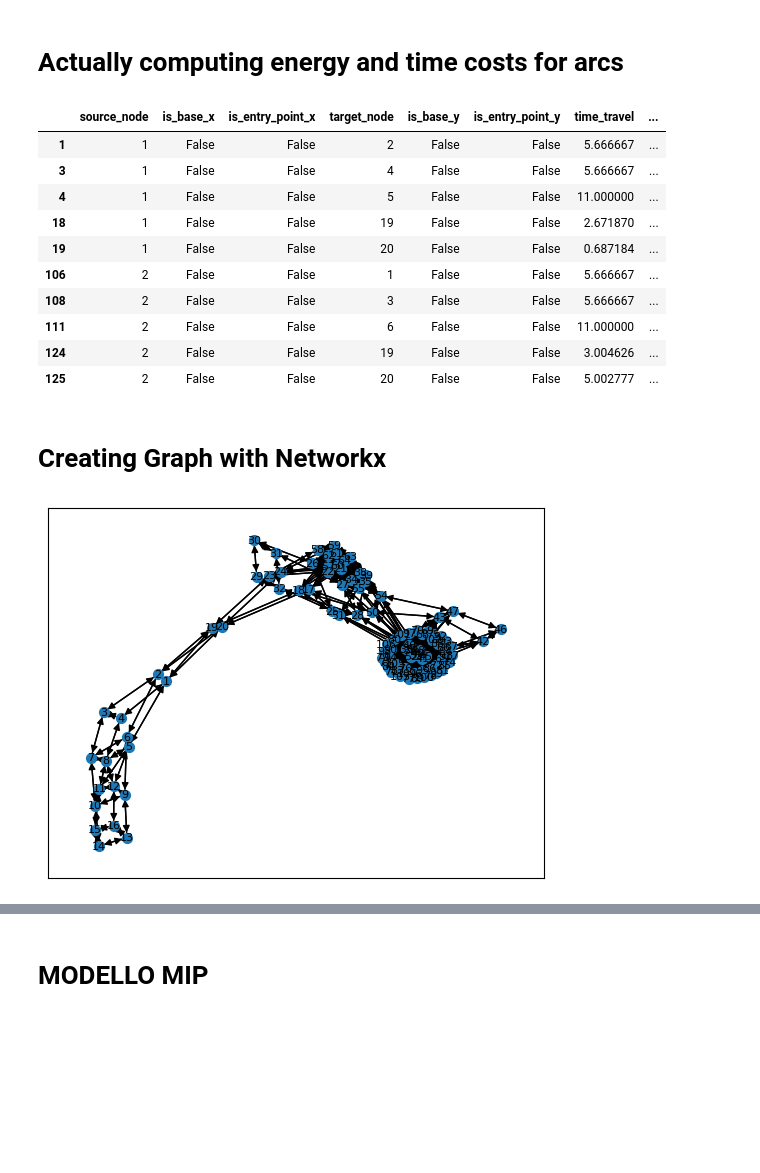
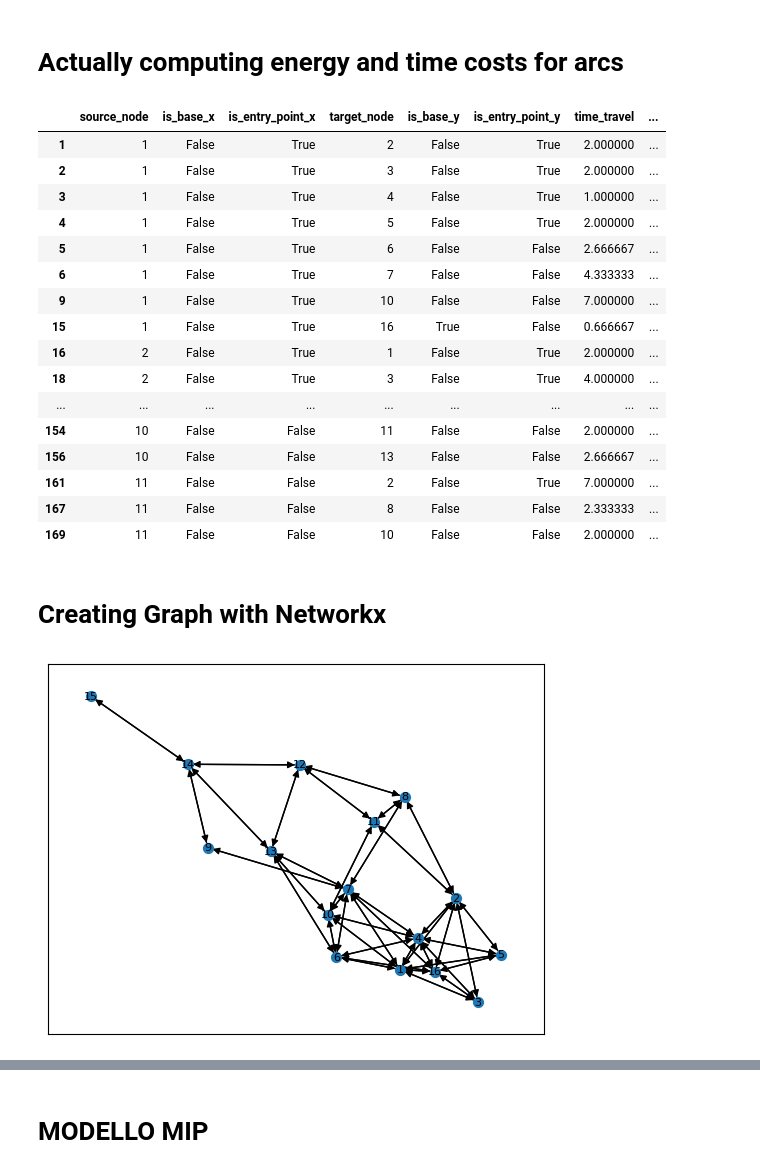
Before and after one commit to CompagnoniAndrea/drone-route-optimization, a Jupyter notebook: Big_project.ipynb, the cells around one changed output, grey strips where cells are left out. Drawn from its saved outputs; the diff is of its cells as text; code cells hidden in the pictures; blank space fills up the shorter version.

```diff
--- a/Big_project.ipynb
+++ b/Big_project.ipynb
@@ -28,7 +28,7 @@ Y_ENTRY_POINT = -12.5 if "Edificio1.csv" == BUILDING_NAME else -20.0
 # %%
 # loading building csv data
 
-nodes = pd.read_csv(BUILDING_NAME)
+nodes = pd.read_csv("test.csv")
 # %% [markdown]
 # Creating Bases and entry points
 # %%
@@ -41,11 +41,9 @@ nodes["is_entry_point"] = nodes["y"] <= Y_ENTRY_POINT
 
 # Creating new rows for base points
 bases = []
-for x in X_BASE_RANGE:
-    for y in Y_BASE_RANGE:
-        bases.append(
-            {"x": x, "y": y, "z": Z_BASE, "is_base": True, "is_entry_point": False}
-        )
+bases.append({"x": 0, "y": -15, "z": Z_BASE, "is_base": True, "is_entry_point": False})
+#bases.append({"x": -8, "y": -17, "z": Z_BASE, "is_base": True, "is_entry_point": False})
+#bases.append({"x": 5, "y": -14, "z": Z_BASE, "is_base": True, "is_entry_point": False})
 
 # Appending base rows to the building dataframe
 building = pd.concat([nodes, pd.DataFrame(bases)], ignore_index=True)
@@ -220,40 +218,44 @@ def compute_energy_cost(dataframe):
 # %%
 # computing time travel and energy cost for each pair (edges)
 
 nodes_pairs = compute_time_travel(nodes_pairs)
 
 nodes_pairs = compute_energy_cost(nodes_pairs)
 
 nodes_pairs.drop(
     columns=["d_horizontal", "d_vertical", "euclidean_distance"], inplace=True
 )
 
-nodes_pairs.head(10)
+nodes_pairs.head(60)
 # %% [output]
 |  | source_node | is_base_x | is_entry_point_x | target_node | is_base_y | is_entry_point_y | time_travel | ... |
-| 1 | 1 | False | False | 2 | False | False | 5.666667 | ... |
-| 3 | 1 | False | False | 4 | False | False | 5.666667 | ... |
-| 4 | 1 | False | False | 5 | False | False | 11.000000 | ... |
-| 18 | 1 | False | False | 19 | False | False | 2.671870 | ... |
-| 19 | 1 | False | False | 20 | False | False | 0.687184 | ... |
-| 106 | 2 | False | False | 1 | False | False | 5.666667 | ... |
-| 108 | 2 | False | False | 3 | False | False | 5.666667 | ... |
-| 111 | 2 | False | False | 6 | False | False | 11.000000 | ... |
-| 124 | 2 | False | False | 19 | False | False | 3.004626 | ... |
-| 125 | 2 | False | False | 20 | False | False | 5.002777 | ... |
+| 1 | 1 | False | True | 2 | False | True | 2.000000 | ... |
+| 2 | 1 | False | True | 3 | False | True | 2.000000 | ... |
+| 3 | 1 | False | True | 4 | False | True | 1.000000 | ... |
+| 4 | 1 | False | True | 5 | False | True | 2.000000 | ... |
+| 5 | 1 | False | True | 6 | False | False | 2.666667 | ... |
+| 6 | 1 | False | True | 7 | False | False | 4.333333 | ... |
+| 9 | 1 | False | True | 10 | False | False | 7.000000 | ... |
+| 15 | 1 | False | True | 16 | True | False | 0.666667 | ... |
+| 16 | 2 | False | True | 1 | False | True | 2.000000 | ... |
+| 18 | 2 | False | True | 3 | False | True | 4.000000 | ... |
+| ... | ... | ... | ... | ... | ... | ... | ... | ... |
+| 154 | 10 | False | False | 11 | False | False | 2.000000 | ... |
+| 156 | 10 | False | False | 13 | False | False | 2.666667 | ... |
+| 161 | 11 | False | False | 2 | False | True | 7.000000 | ... |
+| 167 | 11 | False | False | 8 | False | False | 2.333333 | ... |
+| 169 | 11 | False | False | 10 | False | False | 2.000000 | ... |
 # %% [markdown]
 # Creating Graph with Networkx
-# %%
-# creating directed graph G from the dataframe of edges with costs
-
-G = nx.from_pandas_edgelist(
-    nodes_pairs,  # dataframe containing edges
-    source="source_node",  # indicating the start of the edge
-    target="target_node",  # indicating the end of the edge
-    edge_attr=["time_travel", "energy_consumption"],  # edge costs
-    create_using=nx.DiGraph(),  # creating an oriented graph
-)
-
-nx.draw_networkx(G, node_size=50, font_size=8)
-# %% [output]
-[figure, removed]
+# %%
+G = nx.from_pandas_edgelist(
+    nodes_pairs,  # dataframe containing edges
+    source="source_node",  # indicating the start of the edge
+    target="target_node",  # indicating the end of the edge
+    edge_attr=["time_travel", "energy_consumption"],  # edge costs
+    create_using=nx.DiGraph(),  # creating an oriented graph
+)
+
+nx.draw_networkx(G, node_size=50, font_size=8)
+# %% [output]
+[figure, added]
```
Also changed, not shown: parts of 10 cells of this notebook, 3 other files.
